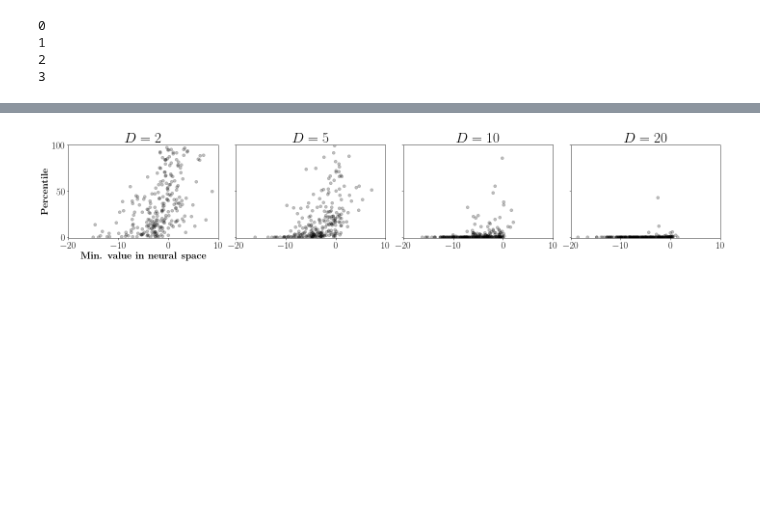
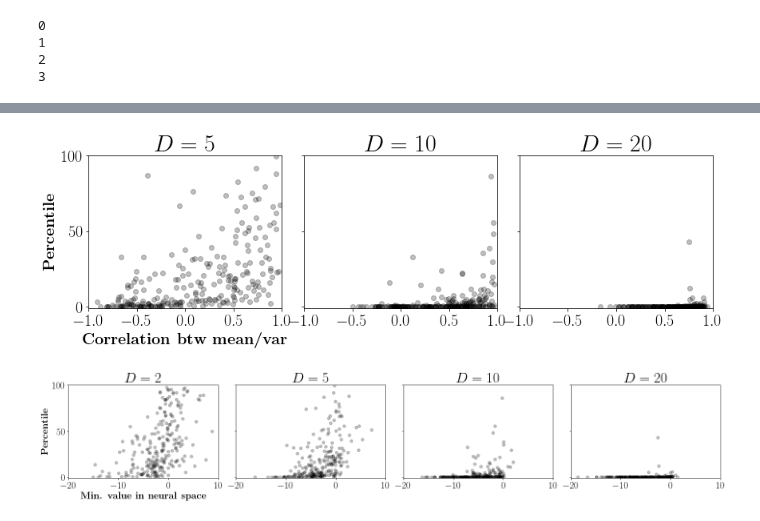
Before and after one commit to BouchardLab/noise_correlations, a Jupyter notebook: notebooks/rotations_variance.ipynb, the cells around one changed output, grey strips where cells are left out. Cells and saved outputs as stored; diff of their text form; code cells hidden in the pictures; blank space fills up the shorter version.

Commit message:
added correlation analysis

```diff
--- a/notebooks/rotations_variance.ipynb
+++ b/notebooks/rotations_variance.ipynb
@@ -140,6 +149,24 @@ for idx, dim_idx in enumerate([1, 2, 3]):
             [np.corrcoef(np.diag(best_cov), mu0)[0, 1],
              np.corrcoef(np.diag(best_cov), mu1)[0, 1]]
         )
+# %%
+fig, axes = plt.subplots(1, 3, figsize=(12, 4), sharey=True)
+
+for idx, ax in enumerate(axes):
+    ax.scatter(avg_corr_best[idx], p_r_lfi[idx + 1],
+               color='k',
+               alpha=0.25)
+    ax.set_ylim([-1, 100])
+    ax.set_xlim([-1, 1])
+    ax.set_title(f'$D={dims[idx + 1]}$')
+
+axes[0].set_xlabel(r'\textbf{Correlation btw mean/var}', fontsize=20)
+axes[0].set_ylabel(r'\textbf{Percentile}', fontsize=20)
+
+plt.tight_layout()
+plt.savefig('nc_corr_dim.pdf', bbox_inches='tight')
+# %% [output]
+[figure, added]
 # %%
 min_best = np.zeros((n_dims, n_pairings))
 
```
Also changed, not shown: parts of 3 cells of this notebook.
